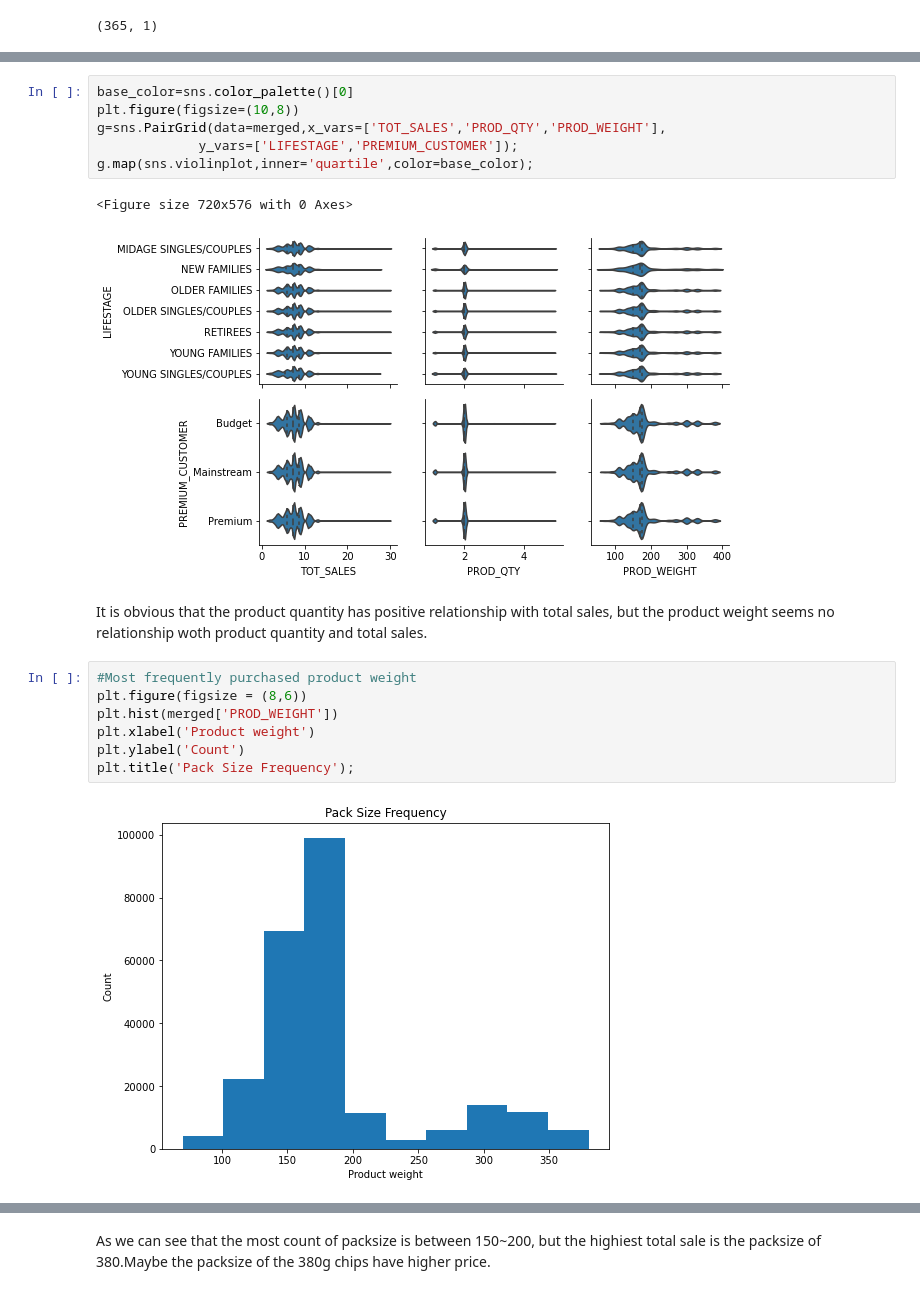
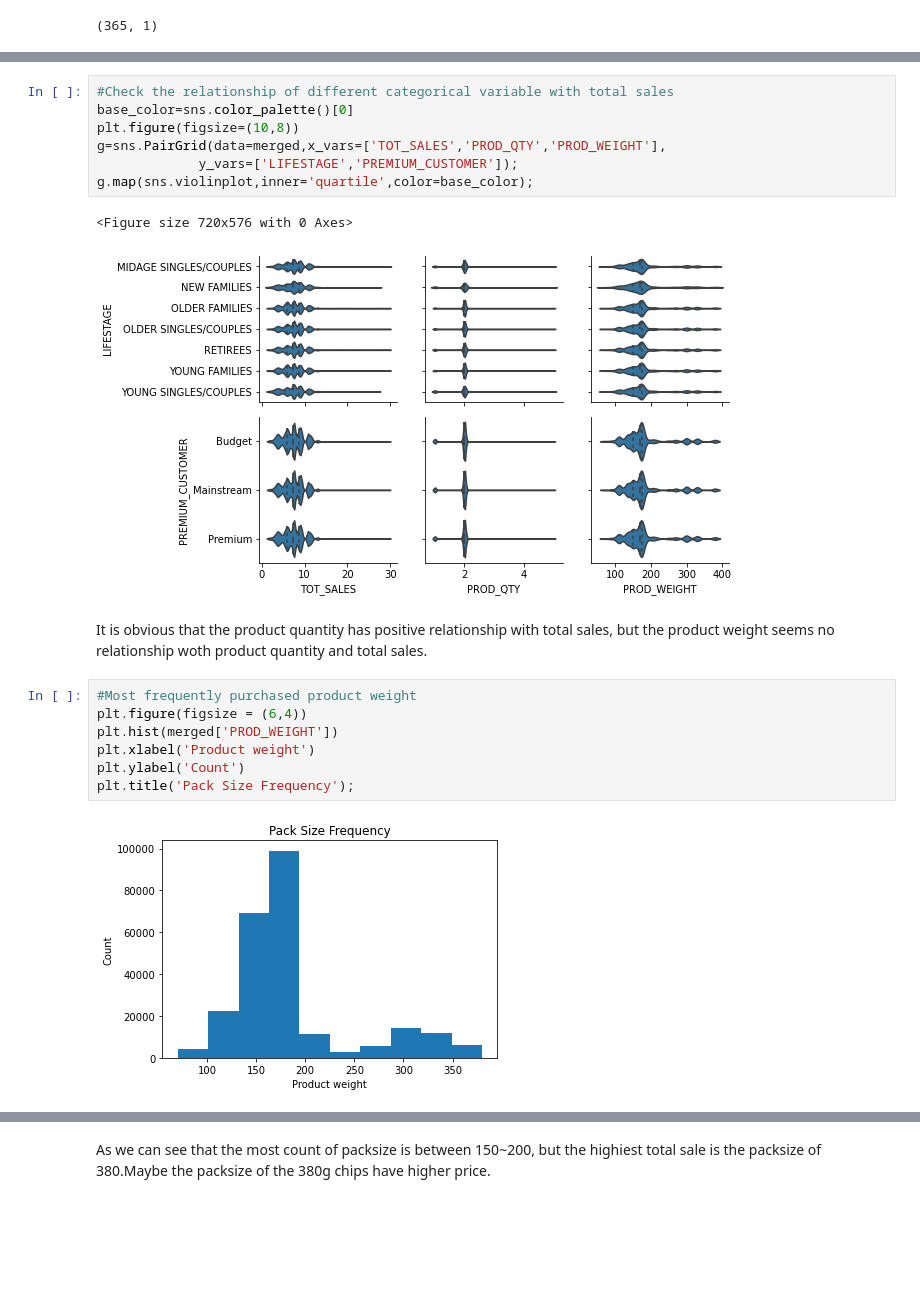
Before and after one commit to KexinYao/Quantium-virtual-internship, a Jupyter notebook: Quantium-virtual-internship-task-1.ipynb, the cells around one changed output, grey strips where cells are left out. Saved outputs shown, nothing was run; the diff lists cells and outputs as text; blank space fills up the shorter version.

```diff
--- a/Quantium-virtual-internship-task-1.ipynb
+++ b/Quantium-virtual-internship-task-1.ipynb
@@ -357,5 +357,6 @@ sns.heatmap(merged.corr(),annot=True,fmt='.2f',cmap='vlag_r',center=0)
 [figure]
 # %%
+#Check the relationship of different categorical variable with total sales
 base_color=sns.color_palette()[0]
 plt.figure(figsize=(10,8))
 g=sns.PairGrid(data=merged,x_vars=['TOT_SALES','PROD_QTY','PROD_WEIGHT'],
@@ -368,12 +369,12 @@ g.map(sns.violinplot,inner='quartile',color=base_color);
 It is obvious that the product quantity has positive relationship with total sales, but the product weight seems no relationship woth product quantity and total sales.
 # %%
 #Most frequently purchased product weight
-plt.figure(figsize = (8,6))
+plt.figure(figsize = (6,4))
 plt.hist(merged['PROD_WEIGHT'])
 plt.xlabel('Product weight')
 plt.ylabel('Count')
 plt.title('Pack Size Frequency');
 # %% [output]
-[figure, old version]
+[figure, new version]
 # %%
 #Which packet size producing highest total sales
```
Also changed, not shown: parts of 15 cells of this notebook.
